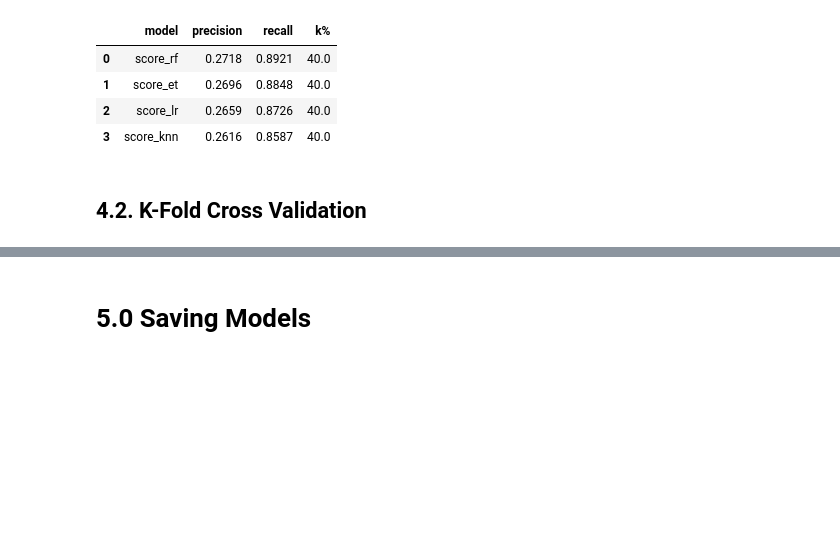
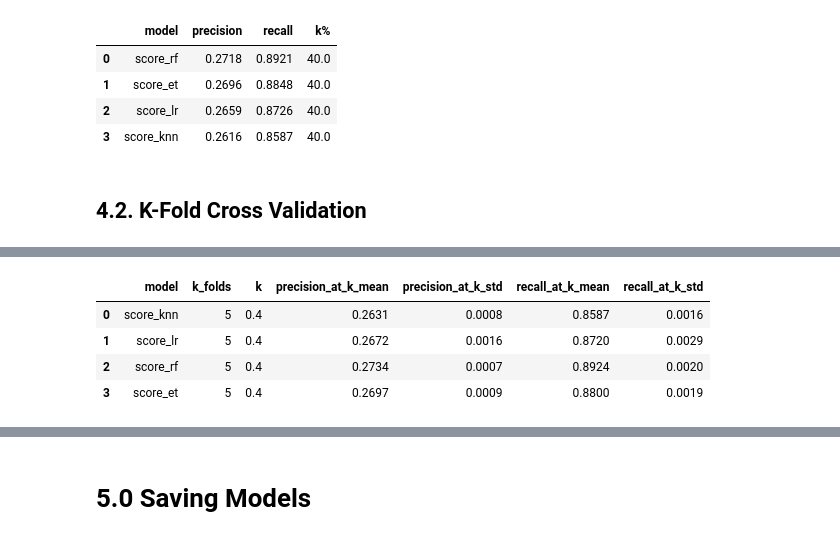
Before and after one commit to joaomj/health_insurance_cross_sell, a Jupyter notebook: health_insurance_cross-sell/notebooks/machine_learning.ipynb, the cells around one changed output, grey strips where cells are left out. Saved outputs shown, nothing was run; the diff lists cells and outputs as text; code cells hidden in the pictures; blank space fills up the shorter version.

Commit message:
Cross-validation ended. Model (Random Forest) selected.

```diff
--- a/health_insurance_cross-sell/notebooks/machine_learning.ipynb
+++ b/health_insurance_cross-sell/notebooks/machine_learning.ipynb
@@ -464,0 +388,86 @@ perf_metrics_df
+# %%
+# copy data
+X = x_val.copy()
+y = y_validation.copy()
+
+# merge data - to unify x_train and x_val (datasets with selected columns from feature selection)
+X = X.append(x_train.copy(), ignore_index = True)
+y = y.append(y_train.copy(), ignore_index = True)
+# %%
+# models definition
+knn_model = nh.KNeighborsClassifier(n_neighbors = 7)
+lr_model = lm.LogisticRegression(random_state = 42)
+rf = en.RandomForestClassifier(n_estimators = 100, n_jobs = -2, random_state = 42)
+et = en.ExtraTreesClassifier(n_estimators = 100, n_jobs = -2, random_state = 42)
+
+# models dict
+models = {
+    'score_knn': knn_model,
+    'score_lr': lr_model,
+    'score_rf': rf,
+    'score_et': et
+}
+
+# K-Fold number
+kfolds = 5
+kf = ms.KFold(n_splits = kfolds)
+
+# Precision & Recall at k (in percentage of dataset):
+k = 0.4
+
+# Store Precision and Recall at k for all models
+perf_metrics = []
+
+# loop through every ML model (i = keys = model name | model = model definition)
+for i, model in models.items():
+
+    performance = []
+
+    for train, test in kf.split(X, y): # returns an array of train and test indexes
+
+        # model training
+        model.fit(X.iloc[train], y.iloc[train])
+
+        # model prediction - Generalizing Power
+        yhat = model.predict_proba(X.iloc[test])
+
+        # test dataset
+        df_perf = X.iloc[test].copy()
+        df_perf['response'] = y.iloc[test].copy()
+
+        # propensity score
+        df_perf[i] = yhat[:,1].tolist() # get all propensity score values of response = 1 then converts to list
+
+        # compute Precision at k (Precision Top K) = ratio of True Positives within all Positives?
+        precision = precision_at_k(df_perf, i, k)
+
+        # compute Recall at k = ratio of True Positives within all instances of the dataset
+        recall = recall_at_k(df_perf, i, k)
+
+        # save performance metrics
+        performance.append([i, precision, recall, k])
+
+
+    # After cross-validation of ONE model, compute mean and std. Then store the results:
+
+    # convert performance metrics from ONE model to dataframe
+    rank = pd.DataFrame(performance, columns = ['model', 'precision', 'recall', 'k%'])
+    rank['k%'] = rank['k%'] * 100
+
+    # perf_metrics = [] # this should be outside models LOOP
+    precision_mean = round(rank['precision'].mean(), 4)
+    precision_std = round(rank['precision'].std(), 4)
+    recall_mean = round(rank['recall'].mean(), 4)
+    recall_std = round(rank['recall'].std(), 4)
+    perf_metrics.append([i, kfolds, k, precision_mean, precision_std, recall_mean, recall_std])
+
+
+# this should be outside models LOOP:
+perf_metrics_df = pd.DataFrame(perf_metrics, columns = ['model', 'k_folds', 'k', 'precision_at_k_mean', 'precision_at_k_std', 'recall_at_k_mean', 'recall_at_k_std'])
+perf_metrics_df
+# %% [output]
+|  | model | k_folds | k | precision_at_k_mean | precision_at_k_std | recall_at_k_mean | recall_at_k_std |
+| 0 | score_knn | 5 | 0.4 | 0.2631 | 0.0008 | 0.8587 | 0.0016 |
+| 1 | score_lr | 5 | 0.4 | 0.2672 | 0.0016 | 0.8720 | 0.0029 |
+| 2 | score_rf | 5 | 0.4 | 0.2734 | 0.0007 | 0.8924 | 0.0020 |
+| 3 | score_et | 5 | 0.4 | 0.2697 | 0.0009 | 0.8800 | 0.0019 |
```
Also changed, not shown: parts of 6 cells of this notebook.
